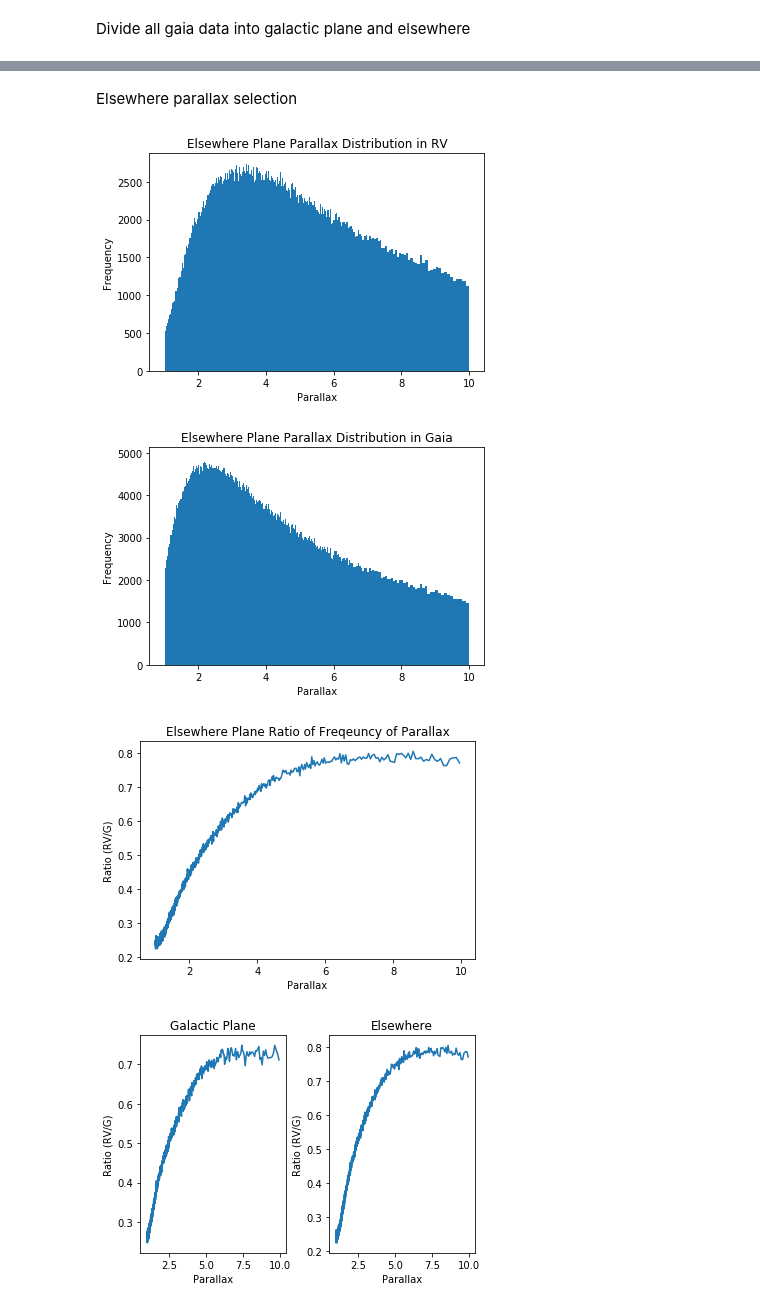
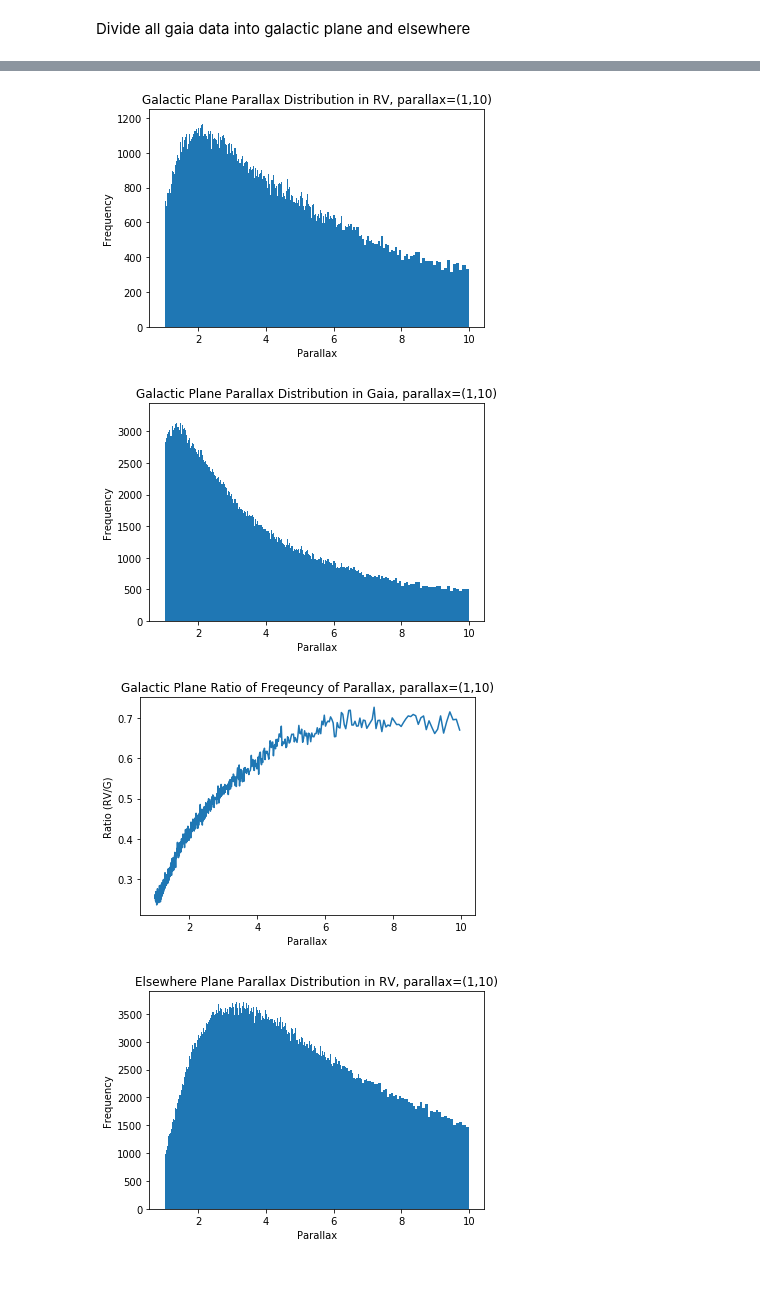
Before and after one commit to mwbub/Gaia-I3, a Jupyter notebook: Code/selection/parallax selection with galactic plane/Selection with Galactic Plane (galactic coordinate).ipynb, the cells around one changed output, grey strips where cells are left out. Cells and saved outputs as stored; diff of their text form; code cells hidden in the pictures; blank space fills up the shorter version.

```diff
--- a/Code/selection/parallax selection with galactic plane/Selection with Galactic Plane (galactic coordinate).ipynb
+++ b/Code/selection/parallax selection with galactic plane/Selection with Galactic Plane (galactic coordinate).ipynb
@@ -172,10 +176,10 @@ plt.scatter(rand[~filtered][:,1], rand[~filtered][:,2], color = "green")
 # %% [markdown]
 Divide all gaia data into galactic plane and elsewhere
 # %%
-g_galactic_mask = np.abs(b_g) < 20.
+g_galactic_mask = np.abs(b_g) < plane_width
 parallax_g_galactic = parallax_g[g_galactic_mask]
 parallax_g_elsewhere = parallax_g[~g_galactic_mask]
 
-rv_galactic_mask = np.abs(b_rv) < 20.
+rv_galactic_mask = np.abs(b_rv) < plane_width
 parallax_rv_galactic = parallax_rv[rv_galactic_mask]
 parallax_rv_elsewhere = parallax_rv[~rv_galactic_mask]
@@ -224,59 +274,7 @@ plt.savefig("Galactic Plane Ratio of Freqeuncy of Parallax.png")
-# %% [markdown]
-Elsewhere parallax selection
-# %%
-#set up min and max
-parallax_min = 1
-parallax_max = 10
-#set up a list of even bins of 0.001 kpc in distance space, convert to uneven
-#parralax bins
-distance_pixel = 0.001
-bins = np.flip(1/np.arange(1/parallax_max,1/parallax_min + distance_pixel, distance_pixel), axis =0)
-
-#plot rv paralax distribution
-plt.figure()
-hist_parallax_rv_elsewhere, edges_rv, patches_rv = plt.hist(
-    parallax_rv_elsewhere, range = (parallax_min, parallax_max), bins = bins)
-plt.xlabel('Parallax')
-plt.ylabel('Frequency')
-plt.title("Elsewhere Plane Parallax Distribution in RV")
-plt.savefig("Elsewhere Plane Parallax Distribution in RV.png")
-
-#plot gaia paralax distribution
-plt.figure()
-hist_parallax_g_elsewhere, edges_g, patches_g = plt.hist(
-        parallax_g_elsewhere, range = (parallax_min, parallax_max), bins = bins)
-plt.xlabel('Parallax')
-plt.ylabel('Frequency')
-plt.title("Elsewhere Plane Parallax Distribution in Gaia")
-plt.savefig("Elsewhere Plane Parallax Distribution in Gaia.png")
-
-#plot ratio
-plt.figure()
-bins_centralized = bins[:-1] + (bins[1:] - bins[:-1])/2
-ratio_elsewhere = hist_parallax_rv_elsewhere/hist_parallax_g_elsewhere
-plt.plot(bins_centralized, ratio_elsewhere)
-plt.xlabel('Parallax')
-plt.ylabel('Ratio (RV/G)')
-plt.title("Elsewhere Plane Ratio of Freqeuncy of Parallax")
-plt.savefig("Elsewhere Plane Ratio of Freqeuncy of Parallax.png")
-# %% [output]
-[figure, removed]
-[figure, removed]
-[figure, removed]
-# %%
-plt.subplot(1,2,1)
-plt.plot(bins_centralized, ratio_galactic)
-plt.xlabel('Parallax')
-plt.ylabel('Ratio (RV/G)')
-plt.title("Galactic Plane")
-
-plt.subplot(1,2,2)
-plt.plot(bins_centralized, ratio_elsewhere)
-plt.xlabel('Parallax')
-plt.ylabel('Ratio (RV/G)')
-plt.title("Elsewhere")
-plt.subplots_adjust(wspace = 0.3)
-
-plt.savefig("Comparison of Parallax Selection of Galactic Plane vs E")
-# %% [output]
-[figure, removed]
+# %%
+compare_galactic_elsewhere(1,10)
+# %% [output]
+[figure, added]
+[figure, added]
+[figure, added]
+[figure, added]
```
Also changed, not shown: parts of 12 cells of this notebook, 31 other files.
